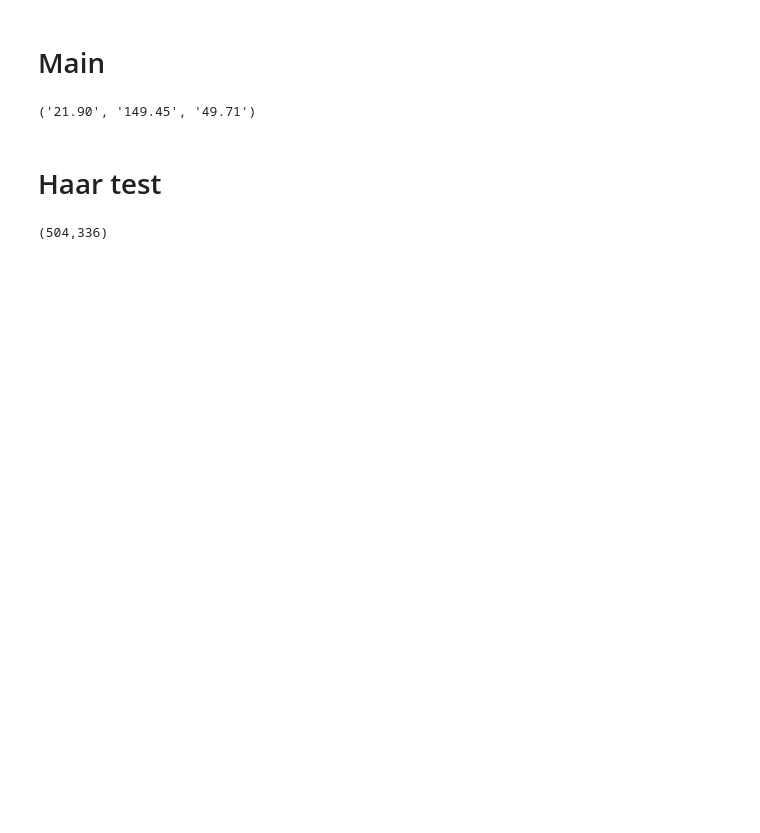
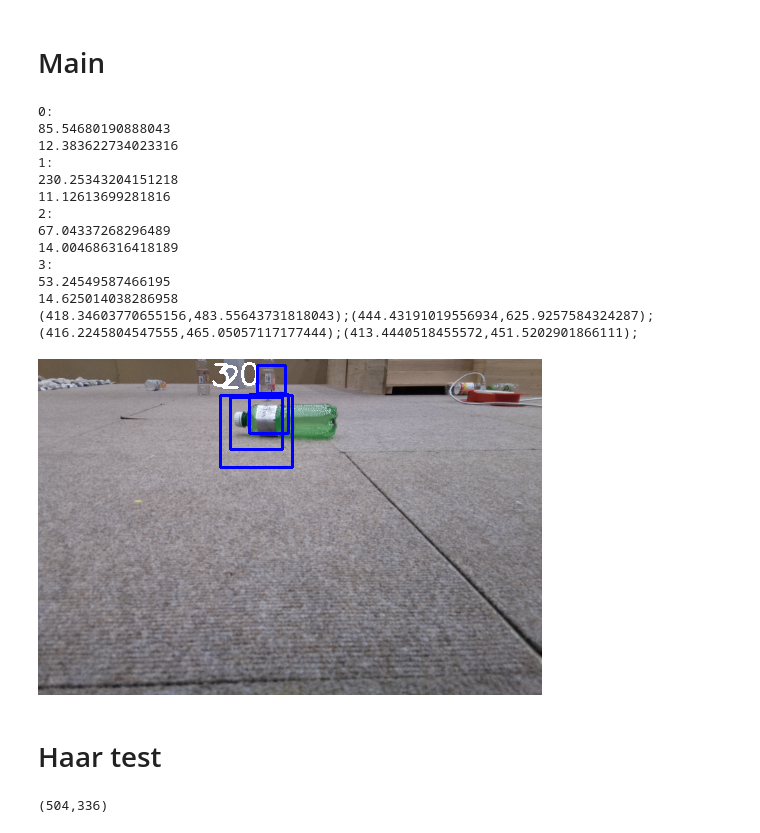
Before and after one commit to Apiquet/Visual_recognition, a Jupyter notebook: main.ipynb, the cells around one changed output. Cells and saved outputs as stored; diff of their text form; code cells hidden in the pictures; blank space fills up the shorter version.

```diff
--- a/main.ipynb
+++ b/main.ipynb
@@ -113,6 +113,7 @@ def multiDimenDist(point1,point2):
     for coOrd in deltaVals:
         runningSquared += coOrd**2
     return runningSquared**(1/2)
+
 def findVec(point1,point2,unitSphere = False):
     #setting unitSphere to True will make the vector scaled down to a sphere with a radius one, instead of it's orginal length
     finalVector = [0 for coOrd in point1]
@@ -142,10 +143,11 @@ def calcul_angle(v1, v2):
 def calcul_bottle_dist_angle(center, img_width, img_height):
     vect1 = findVec([img_width/2, img_height],[img_width/2, 0])
     vect2 = findVec([img_width/2, img_height],[center[0],center[1]])
-    angle_br = math.degrees(calcul_angle(vect1,vect2))
+    angle_br = math.degrees(calcul_angle(vect1,vect2))*0.7
     if center[0] > img_width/2:
         angle_br = -angle_br
-    dist = 20546*(center[1]**-1.279)
+    dist_y = 20546*(center[1]**-1.279)
+    dist = dist_y / math.cos(math.radians(angle_br))
     return dist, angle_br
 # %% [markdown]
 # Main
@@ -161,4 +160,0 @@ ser = open_ser()
-# %%
-get_robot_pos_angle(ser)
-# %% [output]
-('21.90', '149.45', '49.71')
@@ -165,33 +170,57 @@ get_robot_pos_angle(ser)
 # %%
+#robot_x, robot_y, robot_a = get_robot_pos_angle(ser)
+robot_x= 400
+robot_y = 400
+robot_a = 90
+
 camera.capture(IMAGES_PATH + "cam.bmp")
 img = cv.imread(IMAGES_PATH + 'cam.bmp')
 
 # resize to increase speed detection
-rows,cols = img.shape[:2]
-img = cv.resize(img,(round(cols*0.7),round(rows*0.7)))
+img_height,img_width = img.shape[:2]
+img = cv.resize(img,(round(img_width*0.7),round(img_height*0.7)))
 
-bottles = face_cascade.detectMultiScale(img)
-cv.imwrite(IMAGES_PATH + "before_haar.png", img)
+bottles = bottle_cascade.detectMultiScale(img, minNeighbors=1)
 
 bottle_x = []
 bottle_y = []
 i = 0
 tcp_msg = ""
 for (x,y,w,h) in bottles:
     cv.rectangle(img,(x,y),(x+w,y+h),(255,0,0),2)
-    robot_x, robot_y, robot_a = get_robot_pos_angle(ser)
-    bottle_dist, bottle_a = calcul_bottle_dist_angle(x,y,w,h)
-    bottle_x[i], bottle_y[i] = calcul_bottle_pos(robot_x, robot_y, robot_a, bottle_dist, bottle_a)
-    tcp_msg = tcp_msg + "(" + bottle_x[i] + "," + bottle_y[i] + ");"
-    i = i +1
+    bottomLeftCornerOfText = (x-10,y-10)
+    cv.putText(img,str(i), bottomLeftCornerOfText,font,fontScale,fontColor,lineType)
+    center = calcul_low_center(x,y,w,h)
+    bottle_dist, bottle_a = calcul_bottle_dist_angle(center, img_width, img_height)
+    print(str(i)+(":"))
+    print(bottle_dist)
+    print(bottle_a)
+    xb, yb = calcul_bottle_pos(robot_x, robot_y, robot_a, bottle_dist, bottle_a)
+    bottle_x.append(xb)
+    bottle_y.append(yb)
+    tcp_msg = tcp_msg + "(" + str(bottle_x[i])+ "," + str(bottle_y[i]) + ");"
+    i = i + 1
 
-send_message(s, tcp_msg )
-
-print(bottle_x)
-print(bottle_y)
+#send_message(s, tcp_msg )
+print(tcp_msg)
 
 cv.imwrite(IMAGES_PATH + "cam_haar.png", img)
 Image(filename = IMAGES_PATH + 'cam_haar.png')
+# %% [output]
+0:
+85.54680190888043
+12.383622734023316
+1:
+230.25343204151218
+11.12613699281816
+2:
+67.04337268296489
+14.004686316418189
+3:
+53.24549587466195
+14.625014038286958
+(418.34603770655156,483.55643731818043);(444.43191019556934,625.9257584324287);(416.2245804547555,465.05057117177444);(413.4440518455572,451.5202901866111);
+[figure, added]
 # %% [markdown]
 # Haar test
 # %%
```
Also changed, not shown: parts of 5 cells of this notebook.
